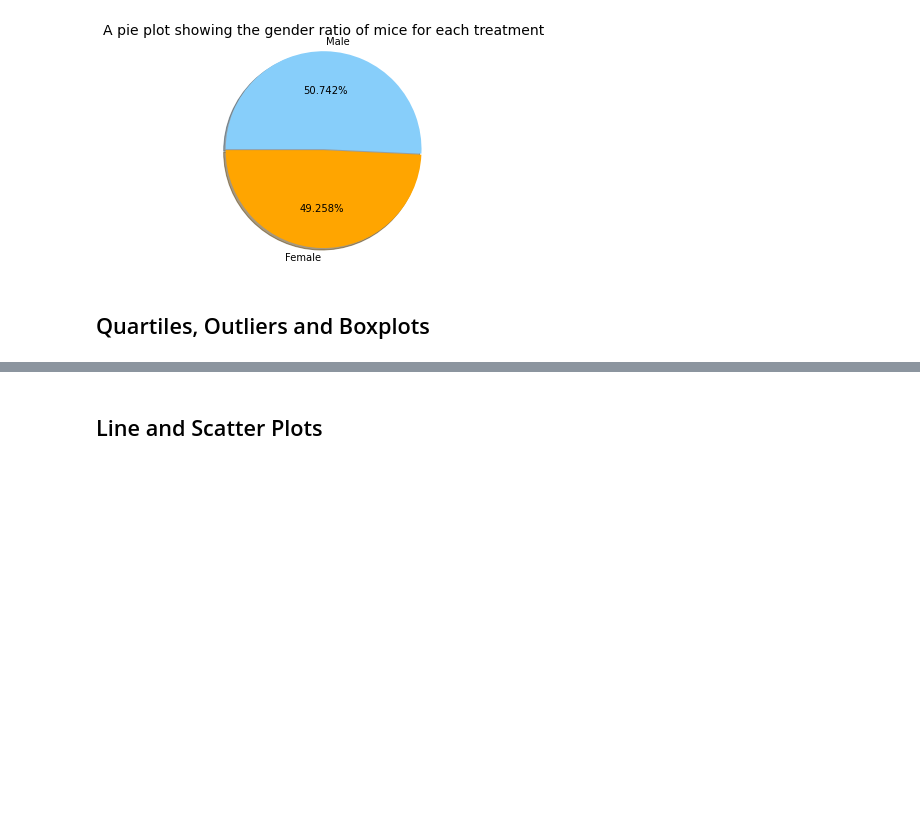
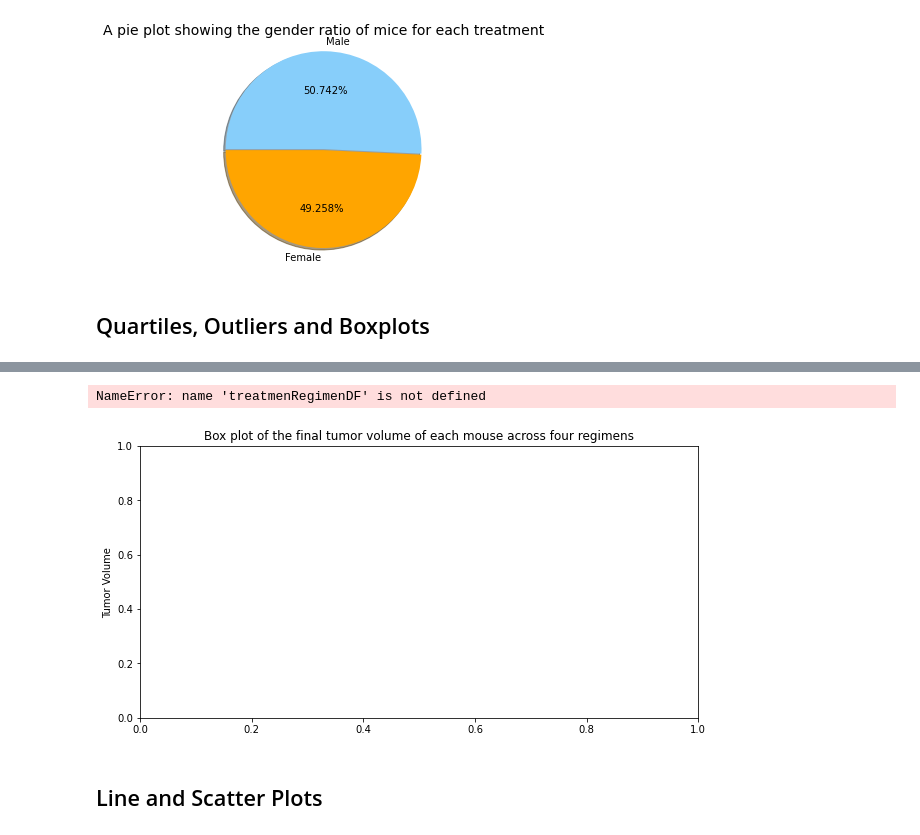
Before and after one commit to bradhika80/05-Matplotlib, a Jupyter notebook: Pymaceuticals/pymaceuticals_starter.ipynb, the cells around one changed output, grey strips where cells are left out. Cells and saved outputs as stored; diff of their text form; code cells hidden in the pictures; blank space fills up the shorter version.

Commit message:
Boxplot

```diff
--- a/Pymaceuticals/pymaceuticals_starter.ipynb
+++ b/Pymaceuticals/pymaceuticals_starter.ipynb
@@ -237,8 +237,16 @@ plt.show()
 # %%
 # Calculate the final tumor volume of each mouse across four of the treatment regimens:
 # Capomulin, Ramicane, Infubinol, and Ceftamin
+treatmentRegimen = ['Capomulin', 'Ramicane', 'Infubinol', 'Ceftamin']
+treatmentDF = merge_data[merge_data['Drug Regimen'].isin(treatmentRegimen)]
 
+treatmentDF
 # Start by getting the last (greatest) timepoint for each mouse
+timePointMaxDF = treatmentDF[treatmentDF['Timepoint']==treatmentDF['Timepoint'].max()]
 
+tumorMaxDF = pd.DataFrame({"TumorAtLastTimePoint" : treatmentDF.groupby("Drug Regimen")['Tumor Volume (mm3)'].max()})
+tumorMaxDF
+# Merge this group df with the original dataframe to get the tumor volume at the last timepoint
+treatmentDFMerge = pd.merge(treatmentDF, tumorMaxDF, on='Drug Regimen')
 
-# Merge this group df with the original dataframe to get the tumor volume at the last timepoint
+treatmentDFMerge
@@ -245,17 +267,29 @@ plt.show()
 # %%
 # Put treatments into a list for for loop (and later for plot labels)
 
+treatmentRegimenDF = treatmentDFMerge[['Drug Regimen','Tumor Volume (mm3)']]
 
 # Create empty list to fill with tumor vol data (for plotting)
 
+tumorValData  = treatmentDFMerge['Tumor Volume (mm3)']
 
 # Calculate the IQR and quantitatively determine if there are any potential outliers.
 
+quantiles = tumorValData.quantile([.25,.5,.75])
+quantiles
 
-    # Locate the rows which contain mice on each drug and get the tumor volumes
+Q1 = quantiles[0.25]
+Q3 = quantiles[0.75]
+iqr = Q3 - Q1
 
 
-    # add subset
+# Locate the rows which contain mice on each drug and get the tumor volumes
+lower_bound = Q1 - (1.5*iqr)
+upper_bound = Q3 + (1.5*iqr)
+
+# add subset
 
 
-    # Determine outliers using upper and lower bounds
+# Determine outliers using upper and lower bounds
+outliers = treatmentRegimenDF.loc[(tumorValData < lower_bound) | (tumorValData > upper_bound)]
+outliers
@@ -262,5 +314,17 @@ plt.show()
 # %%
 # Generate a box plot of the final tumor volume of each mouse across four regimens of interest
+
+
+plt.figure(figsize=(10,5))
+plt.title('Box plot of the final tumor volume of each mouse across four regimens')
+plt.ylabel('Tumor Volume')
+for regimen in treatmentRegimen:
+    tumorValData = treatmentRegimenDF.loc[(treatmentRegimenDF['Drug Regimen'] == regimen), treatmentRegimenDF['Tumor Volume (mm3)']]
+    plt.boxplot (tumorValData)
+plt.show()
+# %% [output]
+NameError: name 'treatmenRegimenDF' is not defined
+[figure, added]
 # %% [markdown]
 ## Line and Scatter Plots
 # %%
```
Also changed, not shown: parts of 4 cells of this notebook.
